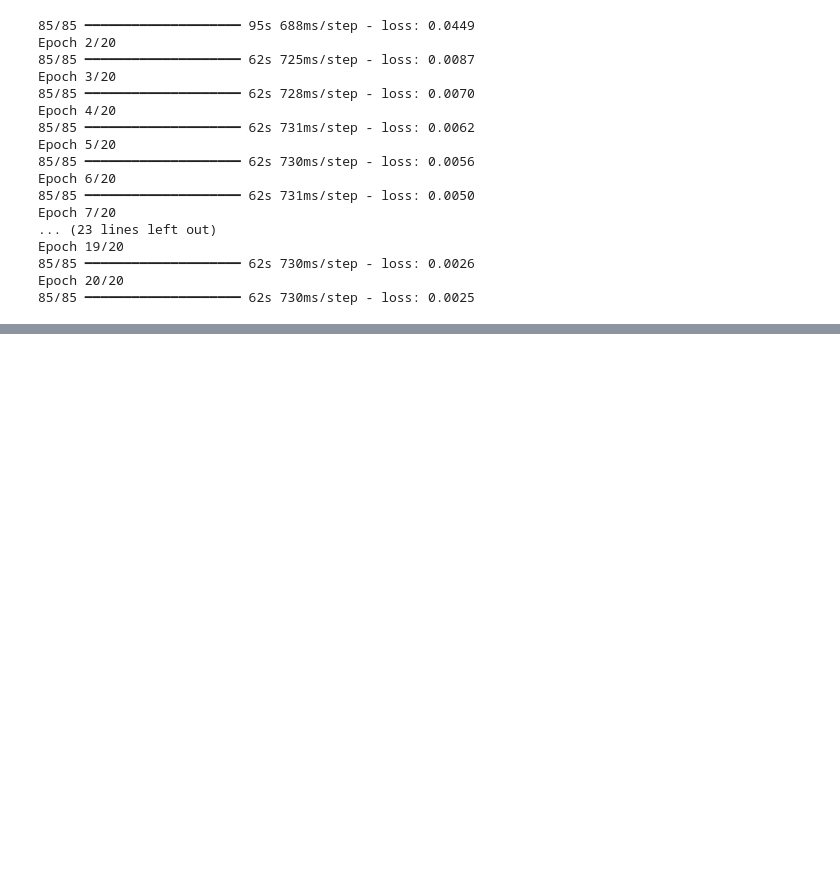
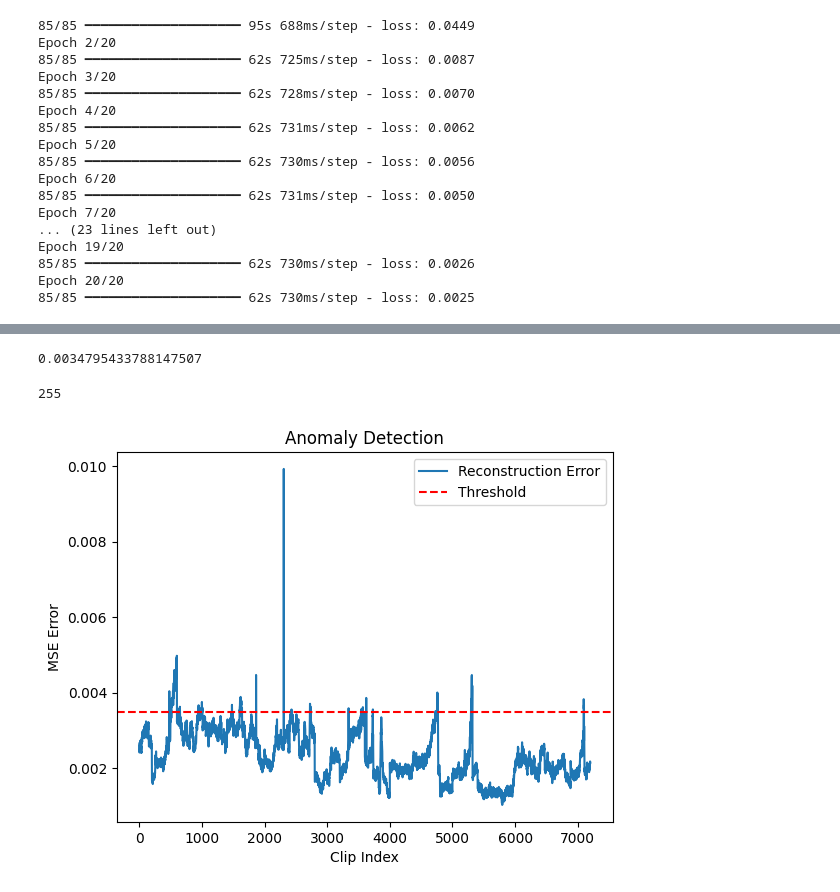
Before and after one commit to gauravrsawant/Anomaly_Detection, a Jupyter notebook: Notebooks/main.ipynb, the cells around one changed output, grey strips where cells are left out. Saved outputs shown, nothing was run; the diff lists cells and outputs as text; code cells hidden in the pictures; blank space fills up the shorter version.

Commit message:
Add inference and evaluation with reconstruction error

```diff
--- a/Notebooks/main.ipynb
+++ b/Notebooks/main.ipynb
@@ -156,0 +173,31 @@ Epoch 20/20
+# %%
+threshold = np.mean(train_errors_frame) + 2 * np.std(train_errors_frame)
+threshold
+# %% [output]
+0.0034795433788147507
+# %%
+TEST_DIR = "../data/UCSD_Anomaly_Dataset.v1p2/UCSDped1/Test"
+# %%
+#preprocess same as train
+test_data = preprocess_training_clips(TEST_DIR, 224)
+# %%
+test_data.shape
+reconstructed = predict_in_batches(model, test_data)
+frame_errors = np.mean((test_data - reconstructed)**2, axis=(2,3,4))  # shape: (num_clips, 10)
+frame_scores = frame_errors.flatten()
+# %%
+np.sum(frame_scores > threshold)
+# %% [output]
+255
+# %%
+import matplotlib.pyplot as plt
+
+plt.plot(frame_scores, label="Reconstruction Error")
+plt.axhline(threshold, color='red', linestyle='--', label="Threshold")
+plt.legend()
+plt.xlabel("Clip Index")
+plt.ylabel("MSE Error")
+plt.title("Anomaly Detection")
+plt.show()
+# %% [output]
+[figure, added]
```
Also changed, not shown: parts of 4 cells of this notebook.
